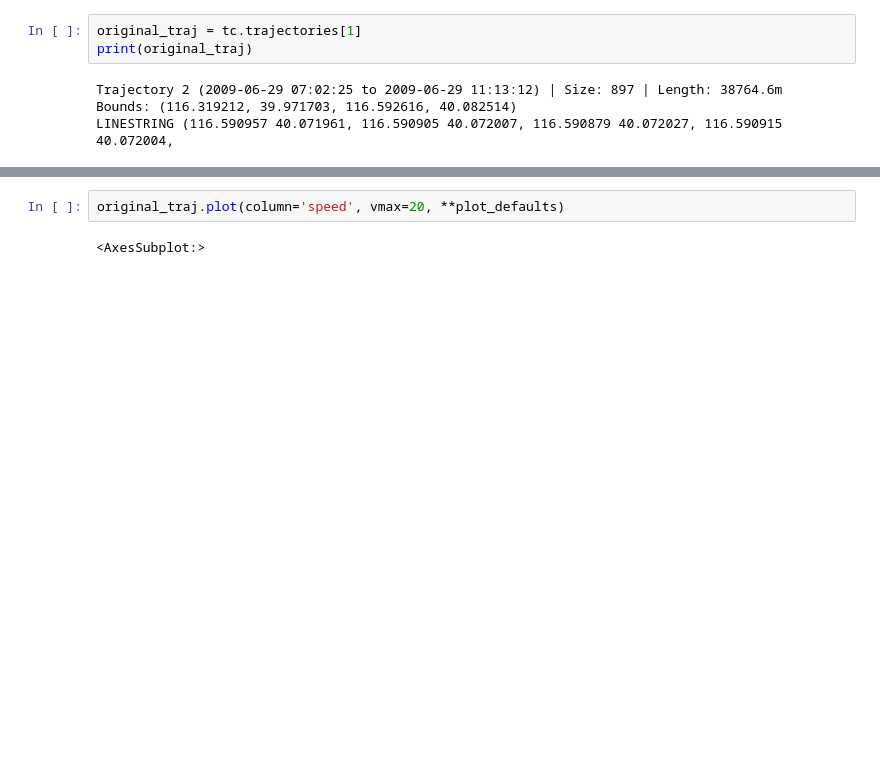
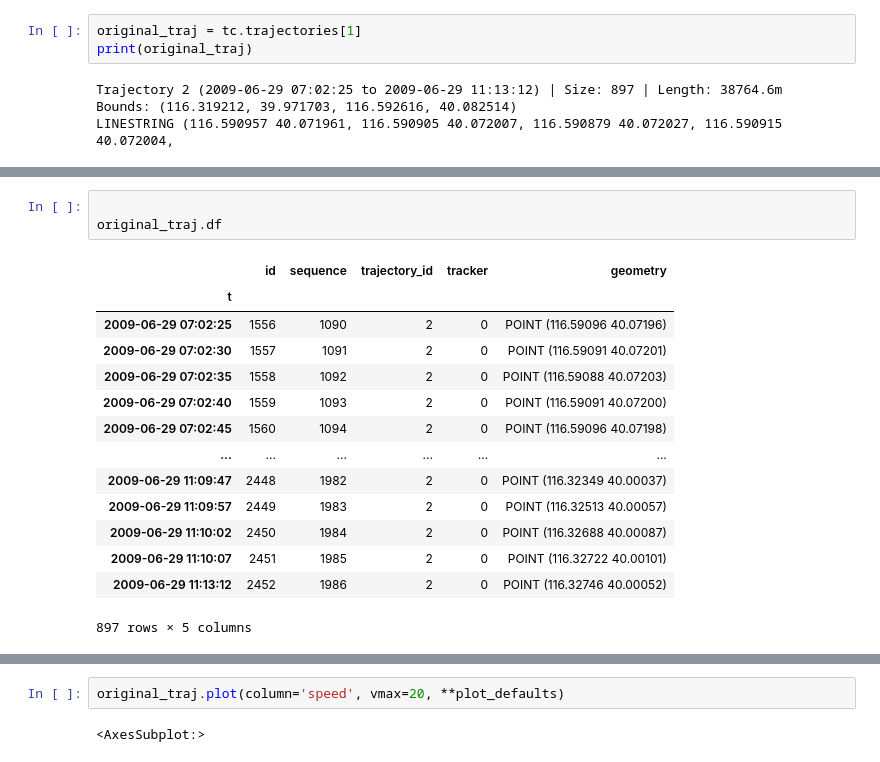
Before and after one commit to sajouaou/line-simplification-algorithm-for-mobility-data, a Jupyter notebook: Code/simplification.ipynb, the cells around one changed output, grey strips where cells are left out. Drawn from its saved outputs; the diff is of its cells as text; blank space fills up the shorter version.

```diff
--- a/Code/simplification.ipynb
+++ b/Code/simplification.ipynb
@@ -85,0 +156,18 @@ LINESTRING (116.590957 40.071961, 116.590905 40.072007, 116.590879 40.072027, 11
+# %%
+
+original_traj.df
+# %% [output]
+|  | id | sequence | trajectory_id | tracker | geometry |
+| t |  |  |  |  |  |
+| 2009-06-29 07:02:25 | 1556 | 1090 | 2 | 0 | POINT (116.59096 40.07196) |
+| 2009-06-29 07:02:30 | 1557 | 1091 | 2 | 0 | POINT (116.59091 40.07201) |
+| 2009-06-29 07:02:35 | 1558 | 1092 | 2 | 0 | POINT (116.59088 40.07203) |
+| 2009-06-29 07:02:40 | 1559 | 1093 | 2 | 0 | POINT (116.59091 40.07200) |
+| 2009-06-29 07:02:45 | 1560 | 1094 | 2 | 0 | POINT (116.59096 40.07198) |
+| ... | ... | ... | ... | ... | ... |
+| 2009-06-29 11:09:47 | 2448 | 1982 | 2 | 0 | POINT (116.32349 40.00037) |
+| 2009-06-29 11:09:57 | 2449 | 1983 | 2 | 0 | POINT (116.32513 40.00057) |
+| 2009-06-29 11:10:02 | 2450 | 1984 | 2 | 0 | POINT (116.32688 40.00087) |
+| 2009-06-29 11:10:07 | 2451 | 1985 | 2 | 0 | POINT (116.32722 40.00101) |
+| 2009-06-29 11:13:12 | 2452 | 1986 | 2 | 0 | POINT (116.32746 40.00052) |
+897 rows × 5 columns
```
Also changed, not shown: parts of 15 cells of this notebook, 5 other files.
